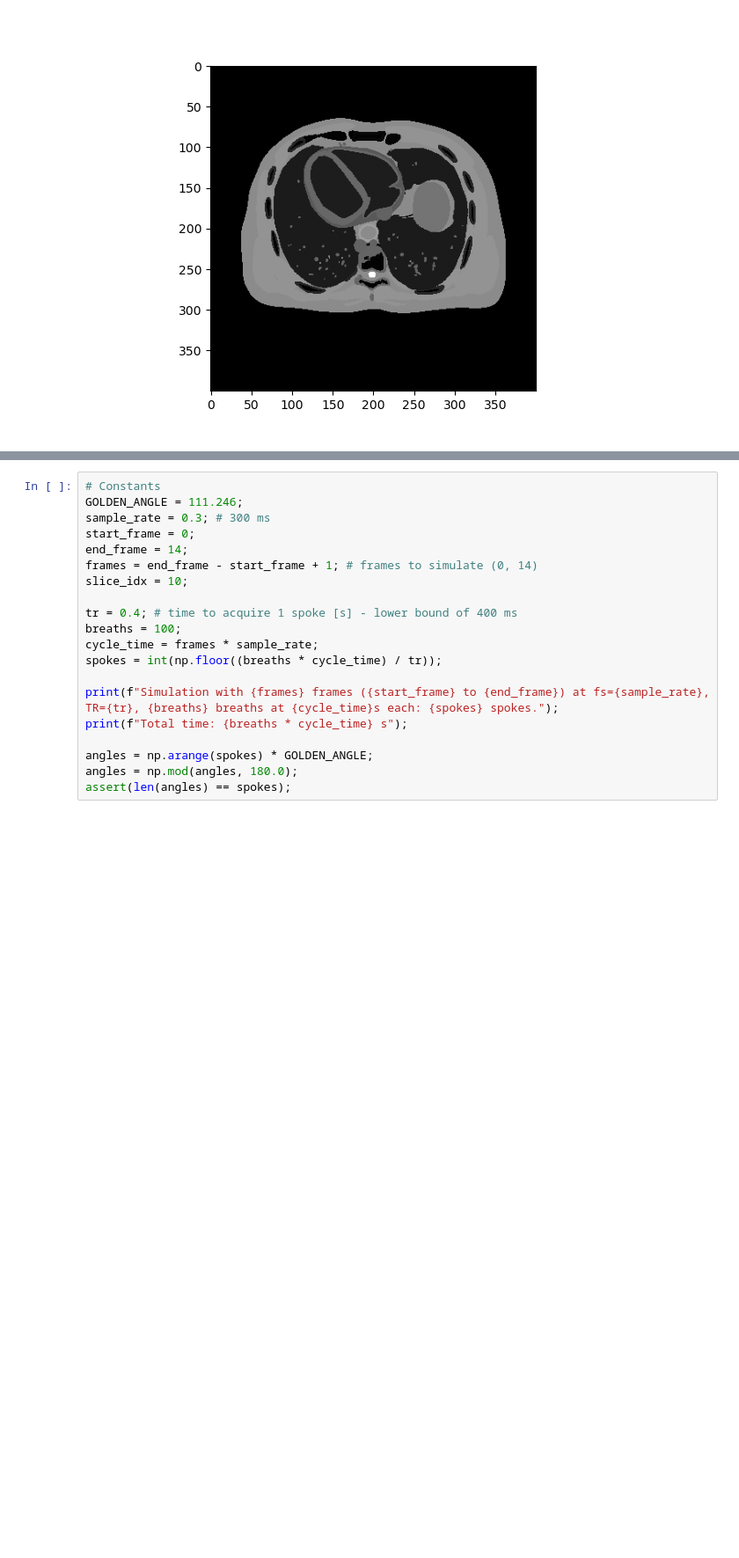
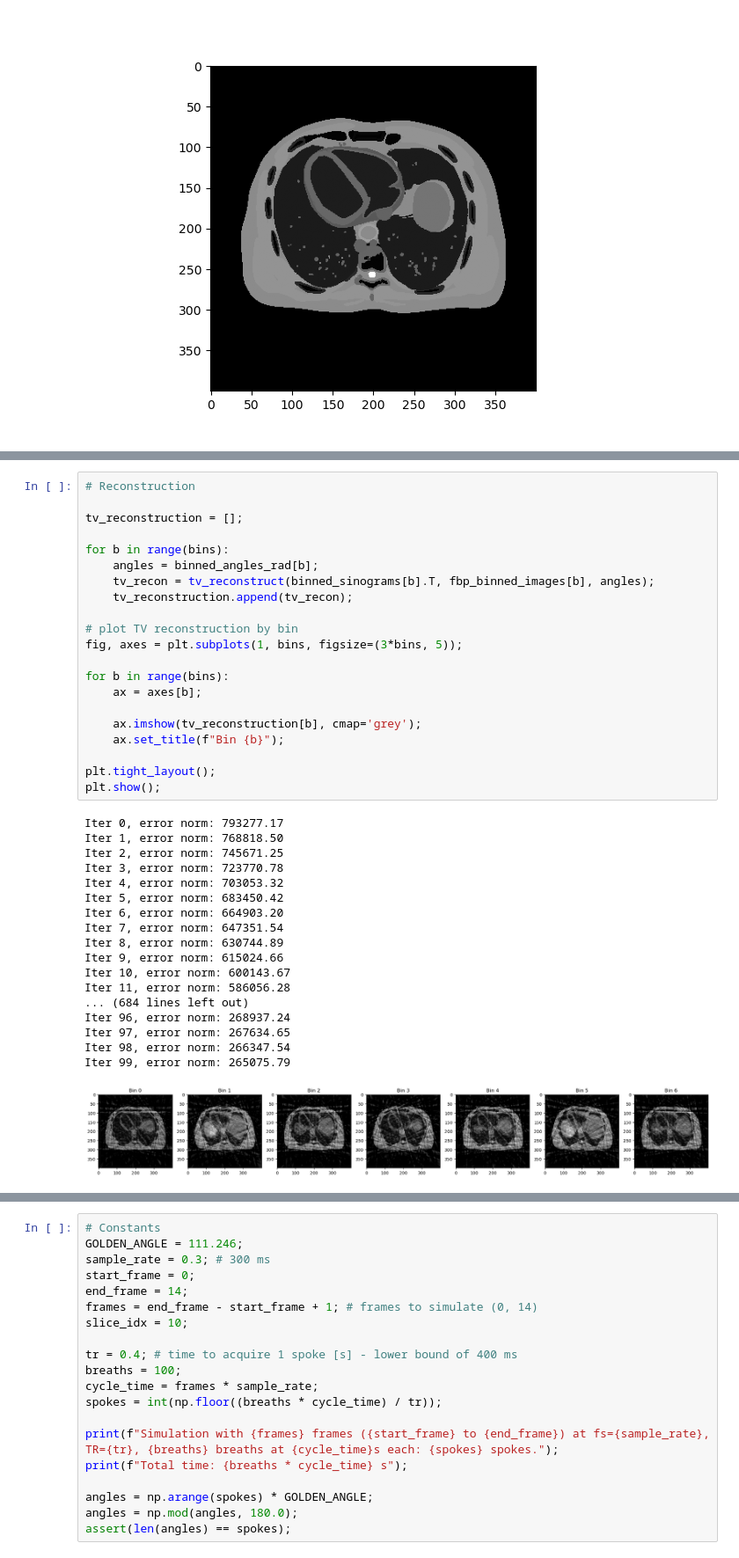
Before and after one commit to cmjw/MRI-Breathing-Artifacts, a Jupyter notebook: xcat_breathing_recon.ipynb, the cells around one changed output, grey strips where cells are left out. Shown at 88% size. Saved outputs shown, nothing was run; the diff lists cells and outputs as text; blank space fills up the shorter version.

```diff
--- a/xcat_breathing_recon.ipynb
+++ b/xcat_breathing_recon.ipynb
@@ -79,2 +266,42 @@ display(Image(filename='fig/animation.gif'));
+# %%
+# Reconstruction
+
+tv_reconstruction = [];
+
+for b in range(bins):
+    angles = binned_angles_rad[b];
+    tv_recon = tv_reconstruct(binned_sinograms[b].T, fbp_binned_images[b], angles);
+    tv_reconstruction.append(tv_recon);
+
+# plot TV reconstruction by bin
+fig, axes = plt.subplots(1, bins, figsize=(3*bins, 5));
+
+for b in range(bins):
+    ax = axes[b];
+
+    ax.imshow(tv_reconstruction[b], cmap='grey');
+    ax.set_title(f"Bin {b}");
+
+plt.tight_layout();
+plt.show();
+# %% [output]
+Iter 0, error norm: 793277.17
+Iter 1, error norm: 768818.50
+Iter 2, error norm: 745671.25
+Iter 3, error norm: 723770.78
+Iter 4, error norm: 703053.32
+Iter 5, error norm: 683450.42
+Iter 6, error norm: 664903.20
+Iter 7, error norm: 647351.54
+Iter 8, error norm: 630744.89
+Iter 9, error norm: 615024.66
+Iter 10, error norm: 600143.67
+Iter 11, error norm: 586056.28
+... (684 lines left out)
+Iter 96, error norm: 268937.24
+Iter 97, error norm: 267634.65
+Iter 98, error norm: 266347.54
+Iter 99, error norm: 265075.79
+[figure, added]
 # %% [markdown]
 # Radial MRI
```
Also changed, not shown: parts of 8 cells of this notebook.
